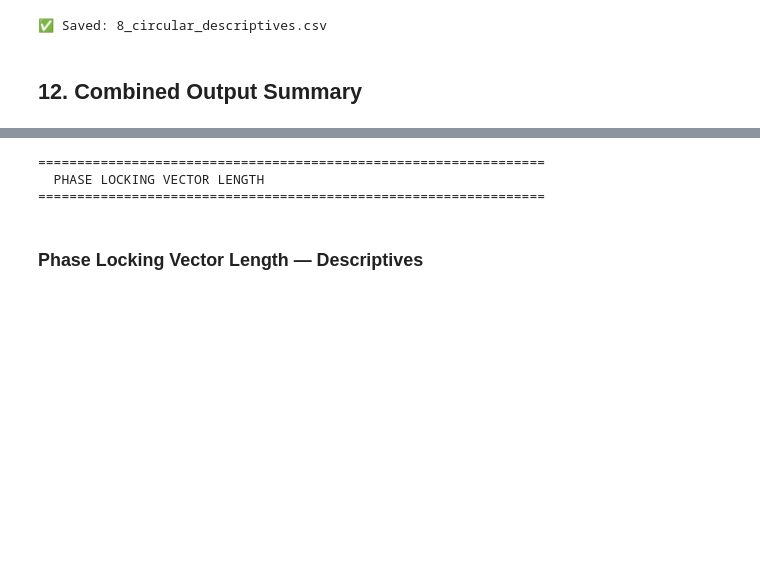
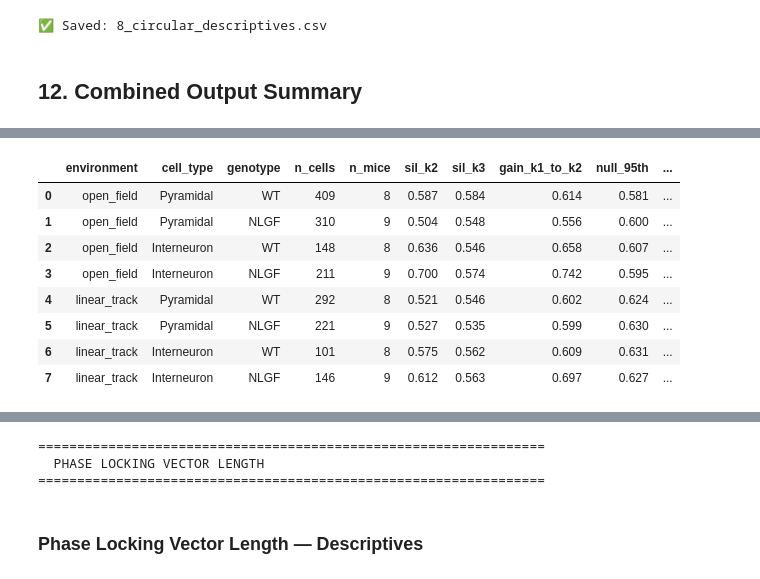
Before and after one commit to lkatsouri/NLGF_ephys_AXONA_data, a Jupyter notebook: ephys_phase_circular_analysis.ipynb, the cells around one changed output, grey strips where cells are left out. Cells and saved outputs as stored; diff of their text form; code cells hidden in the pictures; blank space fills up the shorter version.

```diff
--- a/ephys_phase_circular_analysis.ipynb
+++ b/ephys_phase_circular_analysis.ipynb
@@ -1447,0 +1514,87 @@ Files saved to: /Users/loukia/Library/CloudStorage/Dropbox-UCL/Loukia Katsouri/D
+# %%
+# ── Circular k-means across all genotype × cell-type groups ──────────────────
+# Reuses ang_dist / circ_kmeans / circ_silhouette / vm_kappa_from_R and the KM_*
+# settings from the previous cell (run that cell first).
+KMA_ENVS = ['open_field', 'linear_track']
+
+def run_group_kmeans(sub, rng):
+    """k=1/2/3 fit + k=1→2 single-von-Mises null for one group. Returns (summary dict, labelled df)."""
+    sub = sub.copy()
+    th = sub['phase_mean_rad'].values
+    fits = {k: circ_kmeans(th, k, KM_N_INIT, rng=rng) for k in (1, 2, 3)}
+    gain = 1 - fits[2][0] / fits[1][0]
+    R1 = np.abs(np.exp(1j * th).mean())
+    mu1, kap = fits[1][2][0], vm_kappa_from_R(R1)
+    null = np.array([
+        1 - circ_kmeans(x, 2, KM_N_INIT, rng=rng)[0] / circ_kmeans(x, 1, 1, rng=rng)[0]
+        for x in (rng.vonmises(mu1, kap, size=len(th)) for _ in range(KM_N_NULL))
+    ])
+    # label clusters by centre so they are reproducible
+    order = np.argsort(np.degrees(fits[2][2]) % 360)
+    sub['cluster'] = pd.Series(fits[2][1], index=sub.index).map({o: i for i, o in enumerate(order)})
+    sizes = sub['cluster'].value_counts().sort_index()
+    small = sizes.idxmin()
+    g_small = sub[sub['cluster'] == small]
+    plv_med = sub.groupby('cluster')['phase_locking_vector_length'].median()
+    extra = {'disp': [fits[k][0] for k in (1, 2, 3)], 'null': null, 'gain': gain}
+    return {
+        'n_cells': len(sub), 'n_mice': sub['mouse_name'].nunique(),
+        'sil_k2': round(circ_silhouette(th, fits[2][1]), 3),
+        'sil_k3': round(circ_silhouette(th, fits[3][1]), 3),
+        'gain_k1_to_k2': round(gain, 3), 'null_95th': round(np.percentile(null, 95), 3),
+        'p_split': (np.sum(null >= gain) + 1) / (KM_N_NULL + 1),
+        'cluster_sizes': sizes.tolist(),
+        'centres_deg': [round(float(np.degrees(np.angle(np.exp(1j * sub.loc[sub.cluster == c, 'phase_mean_rad']).mean())) % 360), 1) for c in (0, 1)],
+        'median_PLV_by_cluster': [round(plv_med[c], 3) for c in (0, 1)],
+        'mice_in_smaller_cluster': g_small['mouse_name'].nunique(),
+        'top_mouse_share_smaller': round(g_small['mouse_name'].value_counts().iloc[0] / len(g_small), 2),
+    }, sub, extra
+
+rng_all = np.random.default_rng(KM_SEED)
+km_rows, km_labelled, km_extra = [], {}, {}
+for env in KMA_ENVS:
+    for ct in CELL_TYPES:
+        for geno in GENOTYPES:
+            sub = df[(df['environment'] == env) & (df['cell_type'] == ct) & (df['Genotype'] == geno)].dropna(subset=['phase_mean_rad'])
+            if KM_MIN_PLV is not None:
+                sub = sub[sub['phase_locking_vector_length'] >= KM_MIN_PLV]
+            if len(sub) < 20:
+                print(f"skip {env} {ct} {geno}: n={len(sub)}"); continue
+            res, lab, extra = run_group_kmeans(sub, rng_all)
+            km_rows.append({'environment': env, 'cell_type': ct, 'genotype': geno, **res})
+            km_labelled[(env, ct, geno)] = lab
+            km_extra[(env, ct, geno)] = extra
+            print(f"done {env} | {ct} | {geno}  (n={len(sub)})")
+
+df_km_all = pd.DataFrame(km_rows)
+
+# BH-FDR per cell type (Section 5 convention), within environment
+def bh_fdr(p):
+    p = np.asarray(p, float); n = len(p); o = np.argsort(p)
+    q = np.minimum.accumulate((p[o] * n / np.arange(1, n + 1))[::-1])[::-1]
+    out = np.empty(n); out[o] = np.minimum(q, 1); return out
+df_km_all['p_split_fdr'] = np.nan
+for (env, ct), idx in df_km_all.groupby(['environment', 'cell_type']).groups.items():
+    df_km_all.loc[idx, 'p_split_fdr'] = bh_fdr(df_km_all.loc[idx, 'p_split'].values)
+df_km_all['p_split'] = df_km_all['p_split'].round(4)
+df_km_all['p_split_fdr'] = df_km_all['p_split_fdr'].round(4)
+
+display(HTML("<h3>Circular k-means — all groups (k=2 vs single von Mises)</h3>"))
+display(df_km_all)
+df_km_all.to_csv(OUTPUT_DIR / '10_circ_kmeans_all_groups_summary.csv', index=False)
+
+# ── Cluster composition per mouse (k=2): is each population shared across animals? ──
+mouse_rows, assign_frames = [], []
+for (env, ct, geno), lab in km_labelled.items():
+    tab = pd.crosstab(lab['mouse_name'], lab['cluster']).reindex(columns=[0, 1], fill_value=0)
+    tab.columns = ['n_cluster0', 'n_cluster1']
+    tab['frac_cluster1'] = (tab['n_cluster1'] / tab.sum(axis=1)).round(2)
+    display(HTML(f"<h4>{geno} {ct} ({env.replace('_', ' ')}) — cells per mouse in each cluster</h4>"))
+    display(tab)
+    mouse_rows.append(tab.reset_index().assign(environment=env, cell_type=ct, genotype=geno))
+    assign_frames.append(lab[['mouse_name', 'phase_mean_rad', 'phase_locking_vector_length', 'cluster']]
+                         .assign(environment=env, cell_type=ct, genotype=geno))
+pd.concat(mouse_rows).to_csv(OUTPUT_DIR / '10_circ_kmeans_all_groups_per_mouse.csv', index=False)
+pd.concat(assign_frames).to_csv(OUTPUT_DIR / '10_circ_kmeans_all_groups_assignments.csv', index=False)
+print("✅ Saved 10_circ_kmeans_all_groups_summary.csv, 10_circ_kmeans_all_groups_per_mouse.csv and 10_circ_kmeans_all_groups_assignments.csv")
+# %% [output]
@@ -1447,0 +1610,9 @@ Files saved to: /Users/loukia/Library/CloudStorage/Dropbox-UCL/Loukia Katsouri/D
+|  | environment | cell_type | genotype | n_cells | n_mice | sil_k2 | sil_k3 | gain_k1_to_k2 | null_95th | ... |
+| 0 | open_field | Pyramidal | WT | 409 | 8 | 0.587 | 0.584 | 0.614 | 0.581 | ... |
+| 1 | open_field | Pyramidal | NLGF | 310 | 9 | 0.504 | 0.548 | 0.556 | 0.600 | ... |
+| 2 | open_field | Interneuron | WT | 148 | 8 | 0.636 | 0.546 | 0.658 | 0.607 | ... |
+| 3 | open_field | Interneuron | NLGF | 211 | 9 | 0.700 | 0.574 | 0.742 | 0.595 | ... |
+| 4 | linear_track | Pyramidal | WT | 292 | 8 | 0.521 | 0.546 | 0.602 | 0.624 | ... |
+| 5 | linear_track | Pyramidal | NLGF | 221 | 9 | 0.527 | 0.535 | 0.599 | 0.630 | ... |
+| 6 | linear_track | Interneuron | WT | 101 | 8 | 0.575 | 0.562 | 0.609 | 0.631 | ... |
+| 7 | linear_track | Interneuron | NLGF | 146 | 9 | 0.612 | 0.563 | 0.697 | 0.627 | ... |
```
Also changed, not shown: parts of 26 cells of this notebook, 3 other files.
